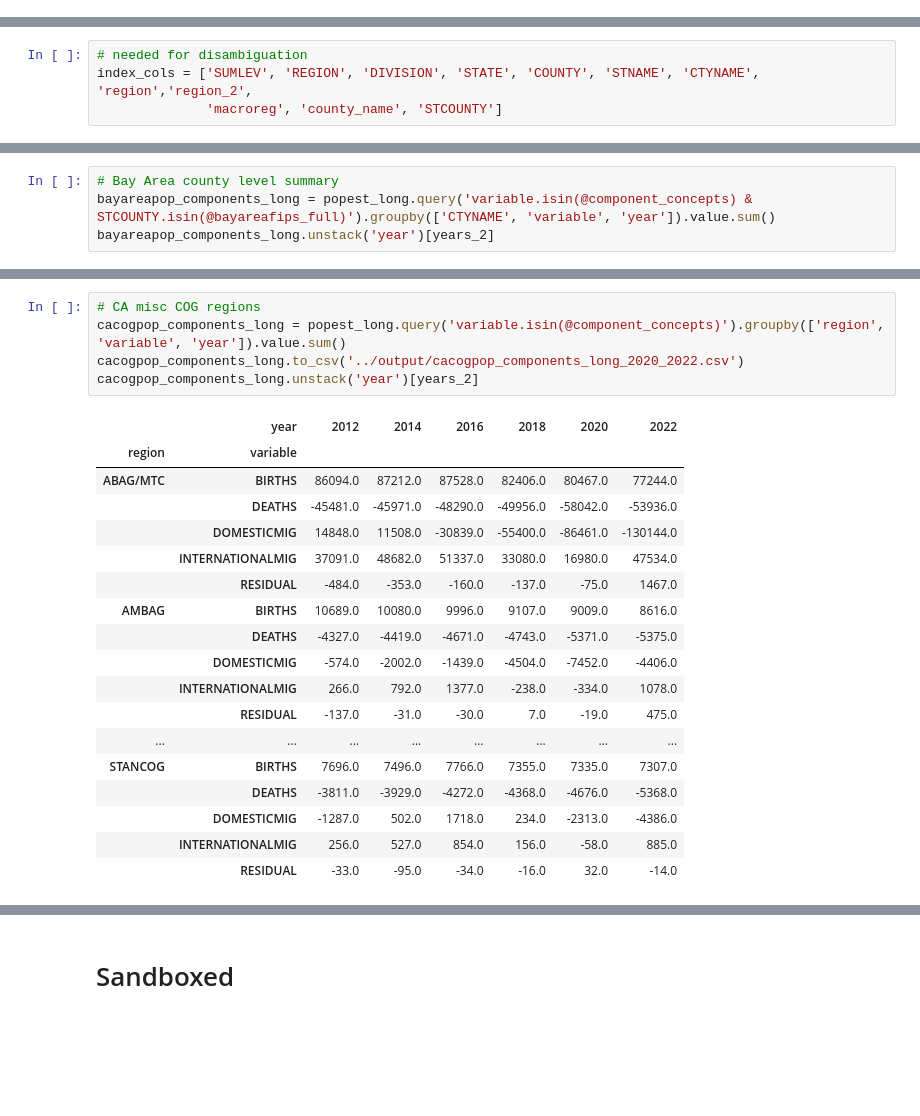
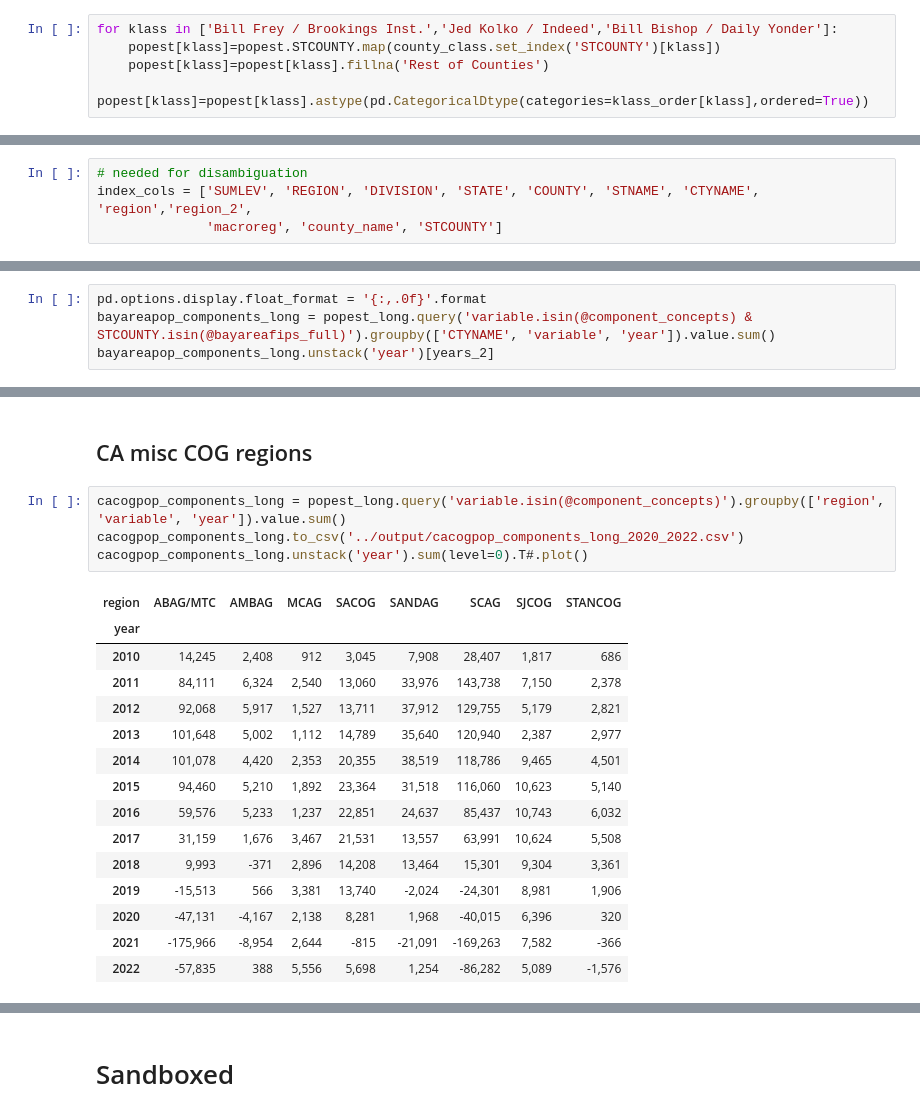
Before and after one commit to BayAreaMetro/regional_forecast, a Jupyter notebook: contextual/Demographics/county_population_post_covid.ipynb, the cells around one changed output, grey strips where cells are left out. Drawn from its saved outputs; the diff is of its cells as text; blank space fills up the shorter version.

```diff
--- a/contextual/Demographics/county_population_post_covid.ipynb
+++ b/contextual/Demographics/county_population_post_covid.ipynb
@@ -180,4 +184,9 @@ popest['region_2'] = popest.STCOUNTY.map(bayareareg_w_halo)
 popest['macroreg']=popest.STCOUNTY.map(ca_geos.set_index('GEOID').macroreg)
 # %% [markdown]
 ## Add county classification
+# %%
+for klass in ['Bill Frey / Brookings Inst.','Jed Kolko / Indeed','Bill Bishop / Daily Yonder']:
+    popest[klass]=popest.STCOUNTY.map(county_class.set_index('STCOUNTY')[klass])
+    popest[klass]=popest[klass].fillna('Rest of Counties')
+    popest[klass]=popest[klass].astype(pd.CategoricalDtype(categories=klass_order[klass],ordered=True))
 # %%
@@ -251,5 +271,5 @@ popest_long.head()
 # %%
-# Bay Area county level summary
+pd.options.display.float_format = '{:,.0f}'.format
 bayareapop_components_long = popest_long.query('variable.isin(@component_concepts) & STCOUNTY.isin(@bayareafips_full)').groupby(['CTYNAME', 'variable', 'year']).value.sum()
 bayareapop_components_long.unstack('year')[years_2]
 # %% [output]
@@ -298,24 +319,22 @@ camacropop_components_long.unstack('year')[years_2]
+# %% [markdown]
+## CA misc COG regions
 # %%
-# CA misc COG regions
 cacogpop_components_long = popest_long.query('variable.isin(@component_concepts)').groupby(['region', 'variable', 'year']).value.sum()
 cacogpop_components_long.to_csv('../output/cacogpop_components_long_2020_2022.csv')
-cacogpop_components_long.unstack('year')[years_2]
+cacogpop_components_long.unstack('year').sum(level=0).T#.plot()
 # %% [output]
-|  | year | 2012 | 2014 | 2016 | 2018 | 2020 | 2022 |
-| region | variable |  |  |  |  |  |  |
-| ABAG/MTC | BIRTHS | 86094.0 | 87212.0 | 87528.0 | 82406.0 | 80467.0 | 77244.0 |
-|  | DEATHS | -45481.0 | -45971.0 | -48290.0 | -49956.0 | -58042.0 | -53936.0 |
-|  | DOMESTICMIG | 14848.0 | 11508.0 | -30839.0 | -55400.0 | -86461.0 | -130144.0 |
-|  | INTERNATIONALMIG | 37091.0 | 48682.0 | 51337.0 | 33080.0 | 16980.0 | 47534.0 |
-|  | RESIDUAL | -484.0 | -353.0 | -160.0 | -137.0 | -75.0 | 1467.0 |
-| AMBAG | BIRTHS | 10689.0 | 10080.0 | 9996.0 | 9107.0 | 9009.0 | 8616.0 |
-|  | DEATHS | -4327.0 | -4419.0 | -4671.0 | -4743.0 | -5371.0 | -5375.0 |
-|  | DOMESTICMIG | -574.0 | -2002.0 | -1439.0 | -4504.0 | -7452.0 | -4406.0 |
-|  | INTERNATIONALMIG | 266.0 | 792.0 | 1377.0 | -238.0 | -334.0 | 1078.0 |
-|  | RESIDUAL | -137.0 | -31.0 | -30.0 | 7.0 | -19.0 | 475.0 |
-| ... | ... | ... | ... | ... | ... | ... | ... |
-| STANCOG | BIRTHS | 7696.0 | 7496.0 | 7766.0 | 7355.0 | 7335.0 | 7307.0 |
-|  | DEATHS | -3811.0 | -3929.0 | -4272.0 | -4368.0 | -4676.0 | -5368.0 |
-|  | DOMESTICMIG | -1287.0 | 502.0 | 1718.0 | 234.0 | -2313.0 | -4386.0 |
-|  | INTERNATIONALMIG | 256.0 | 527.0 | 854.0 | 156.0 | -58.0 | 885.0 |
-|  | RESIDUAL | -33.0 | -95.0 | -34.0 | -16.0 | 32.0 | -14.0 |
+| region | ABAG/MTC | AMBAG | MCAG | SACOG | SANDAG | SCAG | SJCOG | STANCOG |
+| year |  |  |  |  |  |  |  |  |
+| 2010 | 14,245 | 2,408 | 912 | 3,045 | 7,908 | 28,407 | 1,817 | 686 |
+| 2011 | 84,111 | 6,324 | 2,540 | 13,060 | 33,976 | 143,738 | 7,150 | 2,378 |
+| 2012 | 92,068 | 5,917 | 1,527 | 13,711 | 37,912 | 129,755 | 5,179 | 2,821 |
+| 2013 | 101,648 | 5,002 | 1,112 | 14,789 | 35,640 | 120,940 | 2,387 | 2,977 |
+| 2014 | 101,078 | 4,420 | 2,353 | 20,355 | 38,519 | 118,786 | 9,465 | 4,501 |
+| 2015 | 94,460 | 5,210 | 1,892 | 23,364 | 31,518 | 116,060 | 10,623 | 5,140 |
+| 2016 | 59,576 | 5,233 | 1,237 | 22,851 | 24,637 | 85,437 | 10,743 | 6,032 |
+| 2017 | 31,159 | 1,676 | 3,467 | 21,531 | 13,557 | 63,991 | 10,624 | 5,508 |
+| 2018 | 9,993 | -371 | 2,896 | 14,208 | 13,464 | 15,301 | 9,304 | 3,361 |
+| 2019 | -15,513 | 566 | 3,381 | 13,740 | -2,024 | -24,301 | 8,981 | 1,906 |
+| 2020 | -47,131 | -4,167 | 2,138 | 8,281 | 1,968 | -40,015 | 6,396 | 320 |
+| 2021 | -175,966 | -8,954 | 2,644 | -815 | -21,091 | -169,263 | 7,582 | -366 |
+| 2022 | -57,835 | 388 | 5,556 | 5,698 | 1,254 | -86,282 | 5,089 | -1,576 |
```
Also changed, not shown: parts of 15 cells of this notebook.
